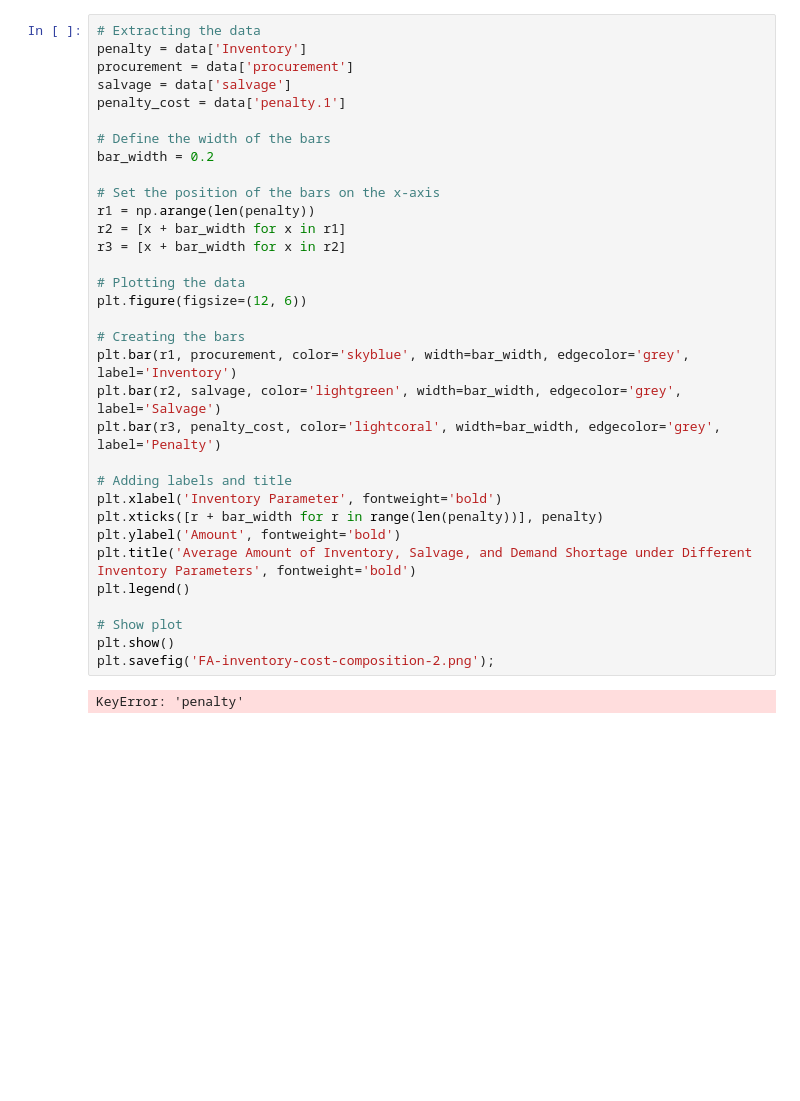
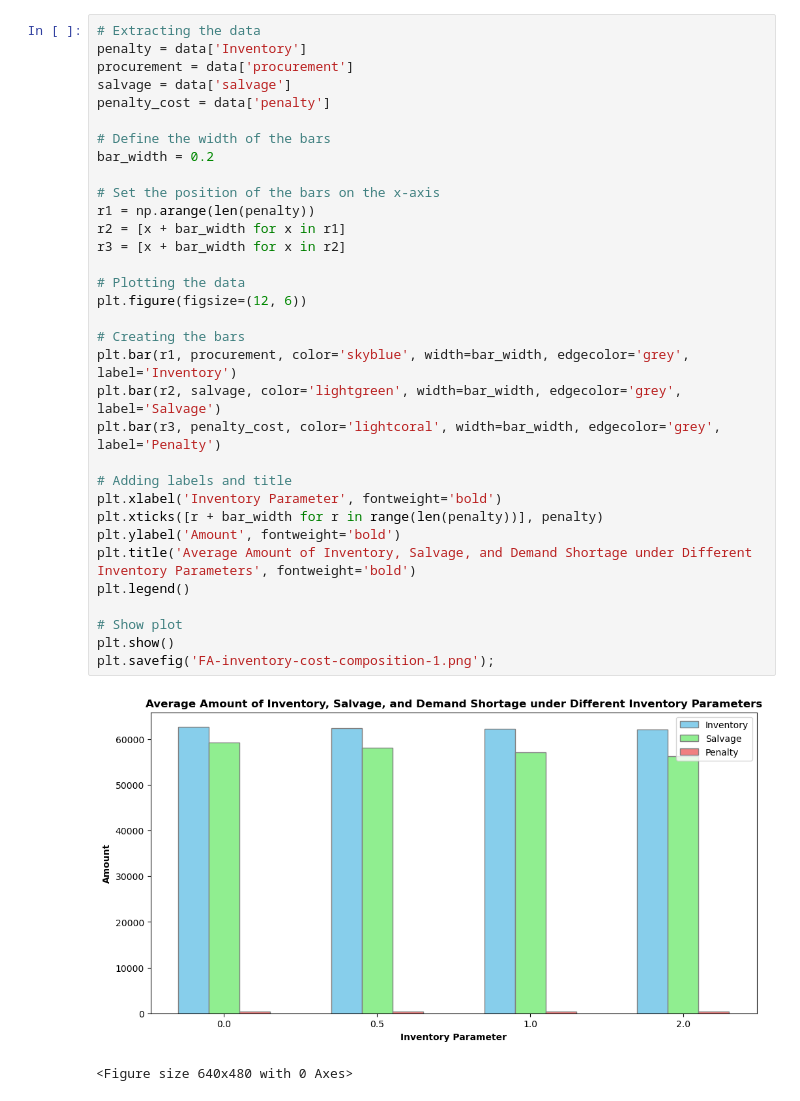
Before and after one commit to songmath-thunderain/msp_models_for_adaptive_disaster_relief_logistics_planning, a Jupyter notebook: Python/output/case-study/table-and-figure/Figure-FA-inventory-KPI.ipynb, the cells around one changed output. Cells and saved outputs as stored; diff of their text form; blank space fills up the shorter version.

```diff
--- a/Python/output/case-study/table-and-figure/Figure-FA-inventory-KPI.ipynb
+++ b/Python/output/case-study/table-and-figure/Figure-FA-inventory-KPI.ipynb
@@ -18,33 +18,34 @@ data
 penalty = data['Inventory']
 procurement = data['procurement']
 salvage = data['salvage']
-penalty_cost = data['penalty.1']
+penalty_cost = data['penalty']
 
 # Define the width of the bars
 bar_width = 0.2
 
 # Set the position of the bars on the x-axis
 r1 = np.arange(len(penalty))
 r2 = [x + bar_width for x in r1]
 r3 = [x + bar_width for x in r2]
 
 # Plotting the data
 plt.figure(figsize=(12, 6))
 
 # Creating the bars
 plt.bar(r1, procurement, color='skyblue', width=bar_width, edgecolor='grey', label='Inventory')
 plt.bar(r2, salvage, color='lightgreen', width=bar_width, edgecolor='grey', label='Salvage')
 plt.bar(r3, penalty_cost, color='lightcoral', width=bar_width, edgecolor='grey', label='Penalty')
 
 # Adding labels and title
 plt.xlabel('Inventory Parameter', fontweight='bold')
 plt.xticks([r + bar_width for r in range(len(penalty))], penalty)
 plt.ylabel('Amount', fontweight='bold')
 plt.title('Average Amount of Inventory, Salvage, and Demand Shortage under Different Inventory Parameters', fontweight='bold')
 plt.legend()
 
 # Show plot
 plt.show()
-plt.savefig('FA-inventory-cost-composition-2.png');
+plt.savefig('FA-inventory-cost-composition-1.png');
 # %% [output]
+[figure, added]
-KeyError: 'penalty'
+<Figure size 640x480 with 0 Axes>
```
Also changed, not shown: parts of 1 cell of this notebook, 37 other files.
